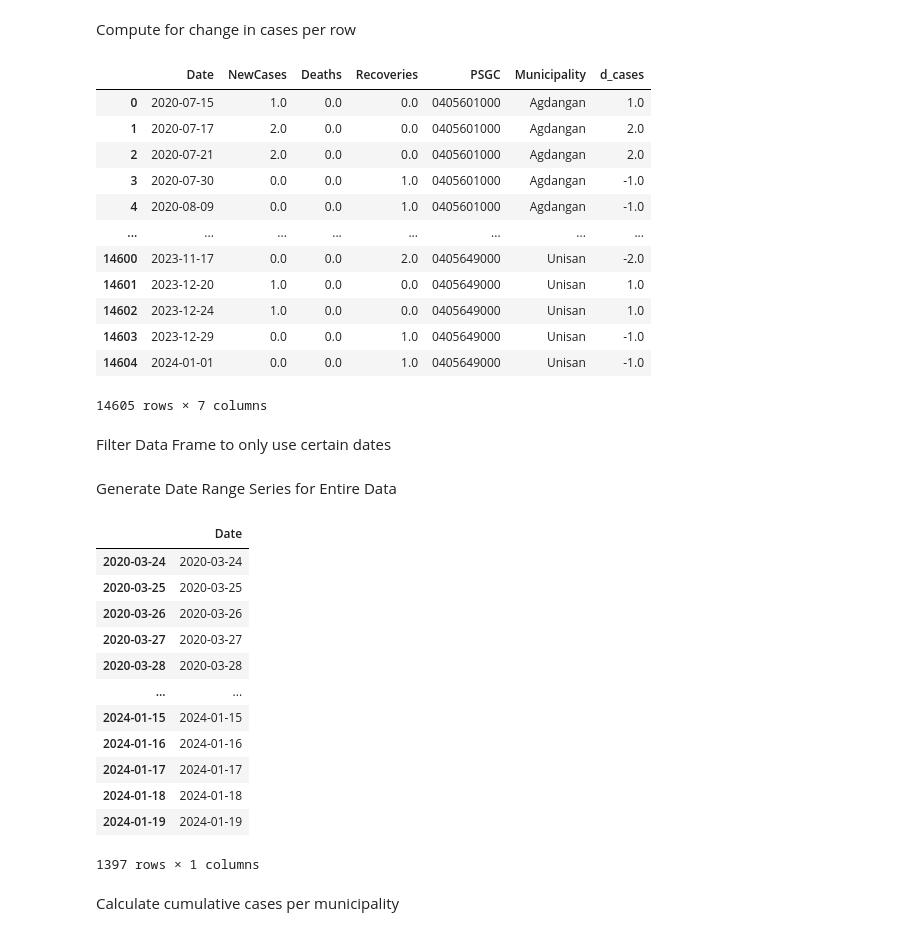
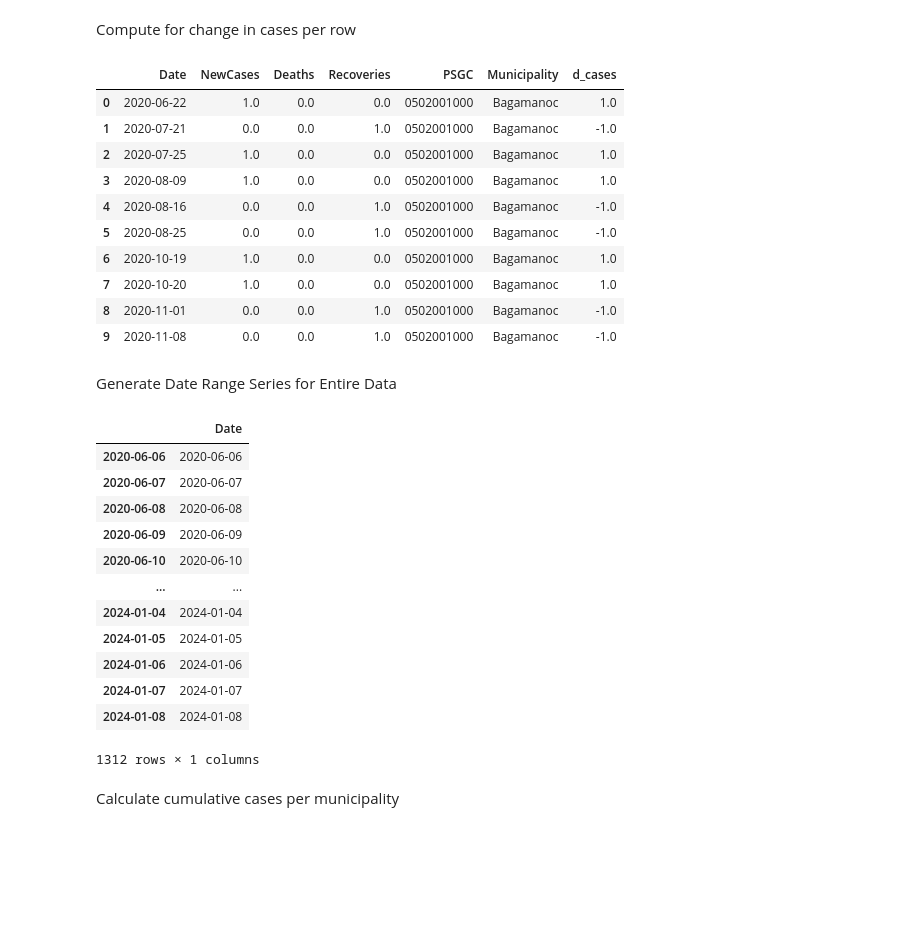
Before and after one commit to dddelacruz/cs198-scl-envi-2425, a Jupyter notebook: 02_data_processing/psgc_case_data.ipynb, the cells around one changed output. Cells and saved outputs as stored; diff of their text form; code cells hidden in the pictures; blank space fills up the shorter version.

```diff
--- a/02_data_processing/psgc_case_data.ipynb
+++ b/02_data_processing/psgc_case_data.ipynb
@@ -10,7 +10,7 @@ import os, re
 # %% [markdown]
 Set Province
 # %%
-province = "Quezon"
+province = "Catanduanes"
 # %% [markdown]
 Set Start and End Dates
 # %%
@@ -189,7 +168,7 @@ Aggregate Data for Each Municipality
 # create initial empty DataFrame
 df_aggregated = pd.DataFrame()
 
-def aggregate_data(df, mun):
+def aggregate_data(df, psgc):
     # for each unique dates, count the number of new cases, deaths, and recoveries
     cases = df.groupby("DateRepConf").size()
     cases.index.name = "Date"
@@ -212,10 +191,9 @@ def aggregate_data(df, mun):
     new_df = pd.concat(data, axis = 1)
 
     # add information
-    #clean_mun = re.sub(' \(.*\)', '', mun)
-    new_df["PSGC"] = mun
+    new_df["PSGC"] = psgc
 
-    new_df["Municipality"] = df_psgc_mun[df_psgc_mun['psgc_clean'] == mun]['adm3_en'].values[0]
+    new_df["Municipality"] = df_psgc_mun[df_psgc_mun['psgc_clean'] == psgc]['adm3_en'].values[0]
 
     # sort by date
     new_df = new_df.reset_index()
@@ -227,20 +205,11 @@ def aggregate_data(df, mun):
     return new_df
 
 
-for mun in mun_pgsc:
-    df_mun = aggregate_data(df_cases_filtered[df_cases_filtered["psgc_clean"] == mun], mun)
+for psgc in mun_pgsc:
+    df_mun = aggregate_data(df_cases_filtered[df_cases_filtered["psgc_clean"] == psgc], psgc)
     df_aggregated = pd.concat([df_aggregated, df_mun], ignore_index=True)
 
 
-# reorganize columns
-#df_aggregated = df_aggregated.iloc[:, [4, 0, 1, 2, 3]]
-
-#df_aggregated = df_aggregated.iloc[:, [4, 0, 1, 2, 3]]
-#df_aggregated =df_aggregated.iloc[:, [6, 3, 4, 5, 0, 1, 2]]
-
-# reformat date
-#df_aggregated["Date"] = pd.to_datetime(df_aggregated.Date, format='mixed')
-
-df_aggregated
+df_aggregated.head(10)
 # %% [output]
 |  | Date | NewCases | Deaths | Recoveries | PSGC | Municipality |
@@ -263,20 +230,16 @@ Compute for change in cases per row
 # %%
 df_aggregated["d_cases"] = df_aggregated["NewCases"] - df_aggregated["Deaths"] - df_aggregated["Recoveries"]
 
-df_aggregated
+df_aggregated.head(10)
 # %% [output]
 |  | Date | NewCases | Deaths | Recoveries | PSGC | Municipality | d_cases |
-| 0 | 2020-07-15 | 1.0 | 0.0 | 0.0 | 0405601000 | Agdangan | 1.0 |
-| 1 | 2020-07-17 | 2.0 | 0.0 | 0.0 | 0405601000 | Agdangan | 2.0 |
-| 2 | 2020-07-21 | 2.0 | 0.0 | 0.0 | 0405601000 | Agdangan | 2.0 |
-| 3 | 2020-07-30 | 0.0 | 0.0 | 1.0 | 0405601000 | Agdangan | -1.0 |
-| 4 | 2020-08-09 | 0.0 | 0.0 | 1.0 | 0405601000 | Agdangan | -1.0 |
-| ... | ... | ... | ... | ... | ... | ... | ... |
-| 14600 | 2023-11-17 | 0.0 | 0.0 | 2.0 | 0405649000 | Unisan | -2.0 |
-| 14601 | 2023-12-20 | 1.0 | 0.0 | 0.0 | 0405649000 | Unisan | 1.0 |
-| 14602 | 2023-12-24 | 1.0 | 0.0 | 0.0 | 0405649000 | Unisan | 1.0 |
-| 14603 | 2023-12-29 | 0.0 | 0.0 | 1.0 | 0405649000 | Unisan | -1.0 |
-| 14604 | 2024-01-01 | 0.0 | 0.0 | 1.0 | 0405649000 | Unisan | -1.0 |
+| 0 | 2020-06-22 | 1.0 | 0.0 | 0.0 | 0502001000 | Bagamanoc | 1.0 |
+| 1 | 2020-07-21 | 0.0 | 0.0 | 1.0 | 0502001000 | Bagamanoc | -1.0 |
+| 2 | 2020-07-25 | 1.0 | 0.0 | 0.0 | 0502001000 | Bagamanoc | 1.0 |
+| 3 | 2020-08-09 | 1.0 | 0.0 | 0.0 | 0502001000 | Bagamanoc | 1.0 |
+| 4 | 2020-08-16 | 0.0 | 0.0 | 1.0 | 0502001000 | Bagamanoc | -1.0 |
+| 5 | 2020-08-25 | 0.0 | 0.0 | 1.0 | 0502001000 | Bagamanoc | -1.0 |
+| 6 | 2020-10-19 | 1.0 | 0.0 | 0.0 | 0502001000 | Bagamanoc | 1.0 |
+| 7 | 2020-10-20 | 1.0 | 0.0 | 0.0 | 0502001000 | Bagamanoc | 1.0 |
+| 8 | 2020-11-01 | 0.0 | 0.0 | 1.0 | 0502001000 | Bagamanoc | -1.0 |
+| 9 | 2020-11-08 | 0.0 | 0.0 | 1.0 | 0502001000 | Bagamanoc | -1.0 |
-14605 rows × 7 columns
-# %% [markdown]
-Filter Data Frame to only use certain dates
@@ -292,18 +252,18 @@ date_range = pd.date_range(start=df_aggregated['Date'].min(), end=df_aggregated[
 date_range
 # %% [output]
 |  | Date |
-| 2020-03-24 | 2020-03-24 |
-| 2020-03-25 | 2020-03-25 |
-| 2020-03-26 | 2020-03-26 |
-| 2020-03-27 | 2020-03-27 |
-| 2020-03-28 | 2020-03-28 |
+| 2020-06-06 | 2020-06-06 |
+| 2020-06-07 | 2020-06-07 |
+| 2020-06-08 | 2020-06-08 |
+| 2020-06-09 | 2020-06-09 |
+| 2020-06-10 | 2020-06-10 |
 | ... | ... |
-| 2024-01-15 | 2024-01-15 |
-| 2024-01-16 | 2024-01-16 |
-| 2024-01-17 | 2024-01-17 |
-| 2024-01-18 | 2024-01-18 |
-| 2024-01-19 | 2024-01-19 |
+| 2024-01-04 | 2024-01-04 |
+| 2024-01-05 | 2024-01-05 |
+| 2024-01-06 | 2024-01-06 |
+| 2024-01-07 | 2024-01-07 |
+| 2024-01-08 | 2024-01-08 |
-1397 rows × 1 columns
+1312 rows × 1 columns
 # %% [markdown]
 Calculate cumulative cases per municipality
 # %%
```
Also changed, not shown: parts of 19 cells of this notebook.
